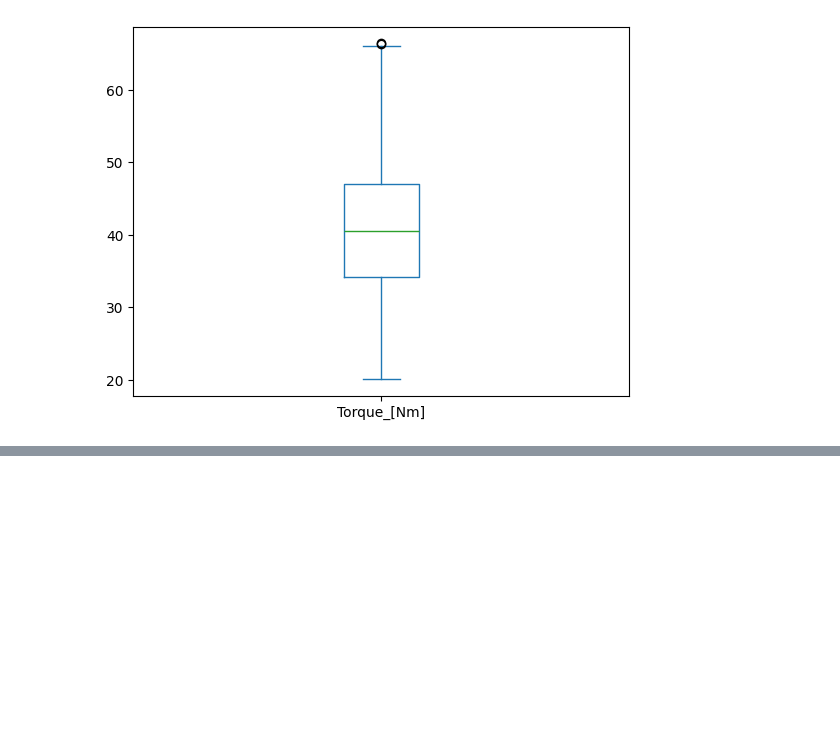
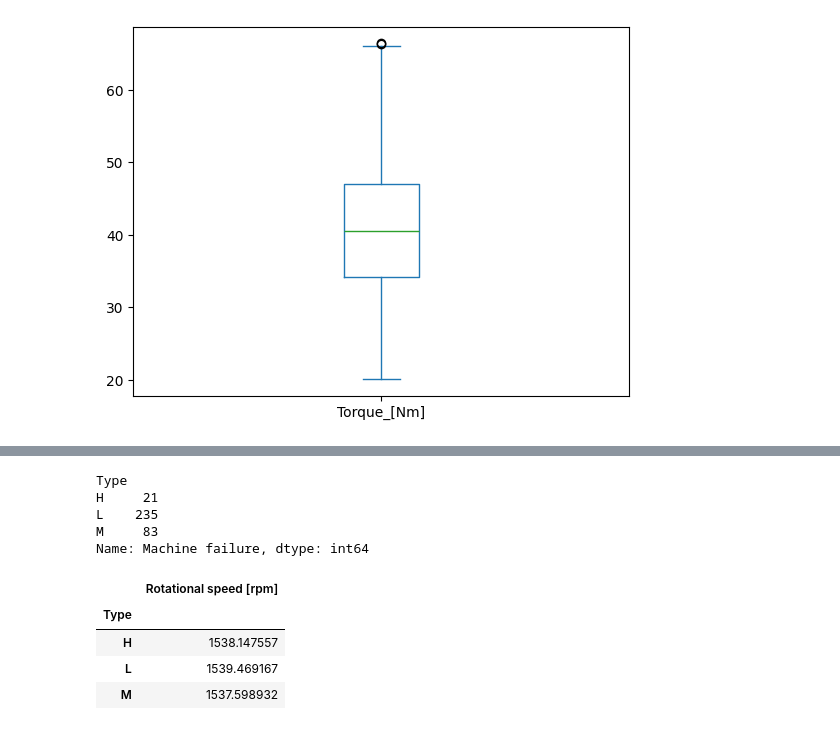
Before and after one commit to payaltanpure/Data_Science_and_Machine_Learning, a Jupyter notebook: practice1.ipynb, the cells around one changed output, grey strips where cells are left out. Cells and saved outputs as stored; diff of their text form; code cells hidden in the pictures; blank space fills up the shorter version.

Commit message:
done data preprocessing

```diff
--- a/practice1.ipynb
+++ b/practice1.ipynb
@@ -2,4 +2,4 @@
 import numpy as np
 import pandas as pd
 # %%
-df = pd.read_csv(r'D:\Downloads\ai4i+2020+predictive+maintenance+dataset\ai4i2020.csv')
+df = pd.read_csv(r'D:\class\data_science\ai4i+2020+predictive+maintenance+dataset\ai4i2020.csv')
@@ -309,0 +328,20 @@ df['Torque_[Nm]'].plot(kind= "box")
+# %%
+df.groupby('Type')['Machine failure'].sum()
+# %% [output]
+Type
+H     21
+L    235
+M     83
+Name: Machine failure, dtype: int64
+# %%
+df.groupby('Type').agg(
+    {
+        'Rotational speed [rpm]': 'mean'
+    }
+)
+# %% [output]
+|  | Rotational speed [rpm] |
+| Type |  |
+| H | 1538.147557 |
+| L | 1539.469167 |
+| M | 1537.598932 |
```
Also changed, not shown: parts of 7 cells of this notebook, 2 other files.
